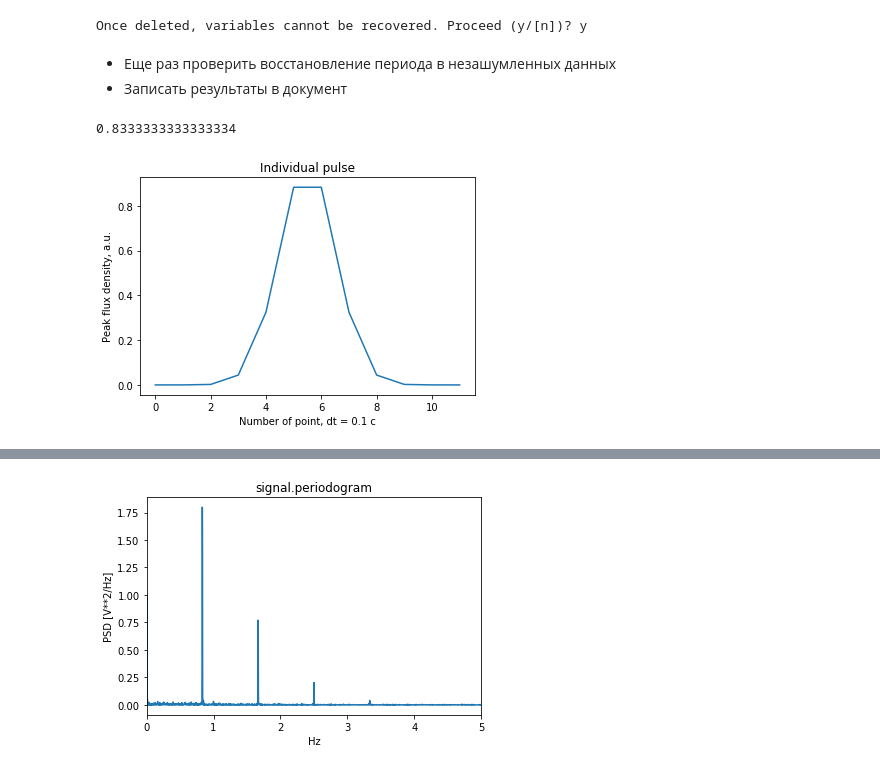
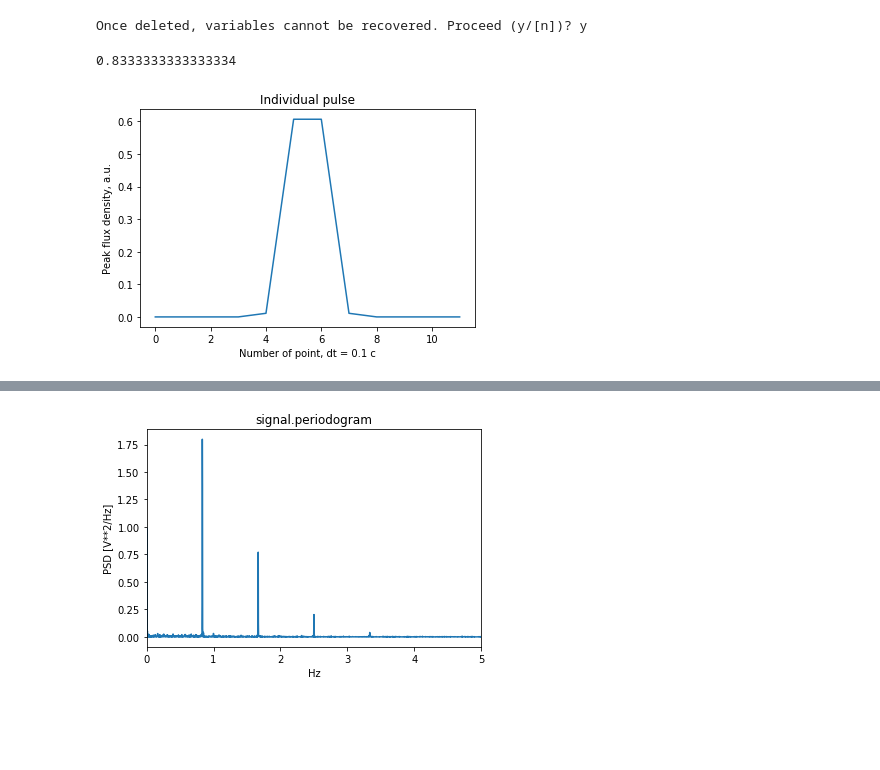
Before and after one commit to KazAndr/bsa3, a Jupyter notebook: pulsar_generator.ipynb, the cells around one changed output, grey strips where cells are left out. Cells and saved outputs as stored; diff of their text form; code cells hidden in the pictures; blank space fills up the shorter version.

```diff
--- a/pulsar_generator.ipynb
+++ b/pulsar_generator.ipynb
@@ -14,6 +14,3 @@ from astropy import units as u
 from astropy.time import Time
 from scipy import signal
 from numpy.random import random_sample
-# %% [markdown]
-+ Еще раз проверить восстановление периода в незашумленных данных
-+ Записать результаты в документ
@@ -20,15 +40,15 @@ from numpy.random import random_sample
 # %%
 period_s = 1.2 # Период исскуственного пульсара
 demen = 10e0
-pulse = signal.gaussian(period_s*demen, std=1, sym=True)
+pulse = signal.gaussian(period_s*demen, std=0.5, sym=True)
 plt.close()
 plt.title('Individual pulse')
 plt.ylabel('Peak flux density, a.u.')
 plt.xlabel('Number of point, dt = ' + str(1/demen) + ' c')
 plt.plot(pulse)
 print(1/period_s)
 # %% [output]
 0.8333333333333334
-[figure, old version]
+[figure, new version]
 # %%
 ampl_noise = 0.1
```
Also changed, not shown: parts of 8 cells of this notebook.
